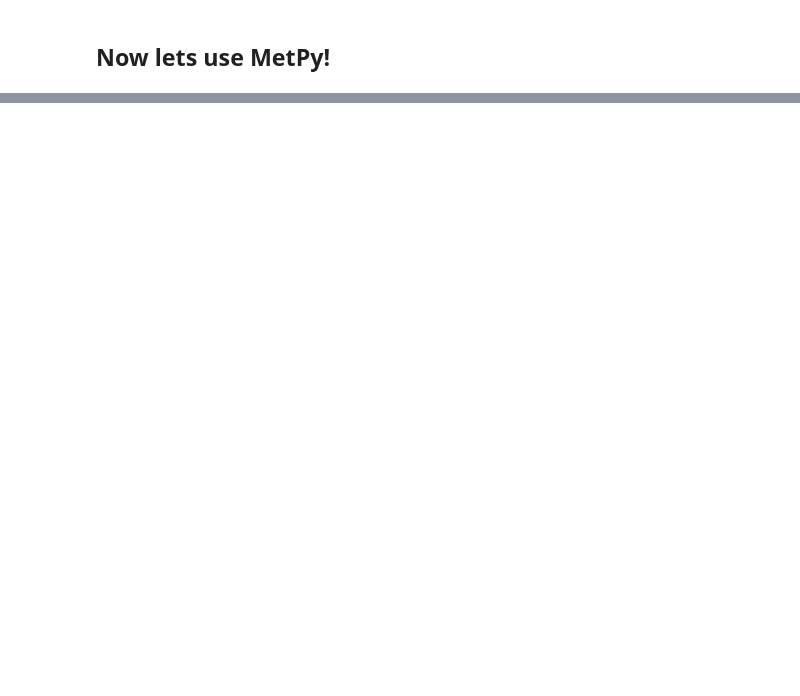
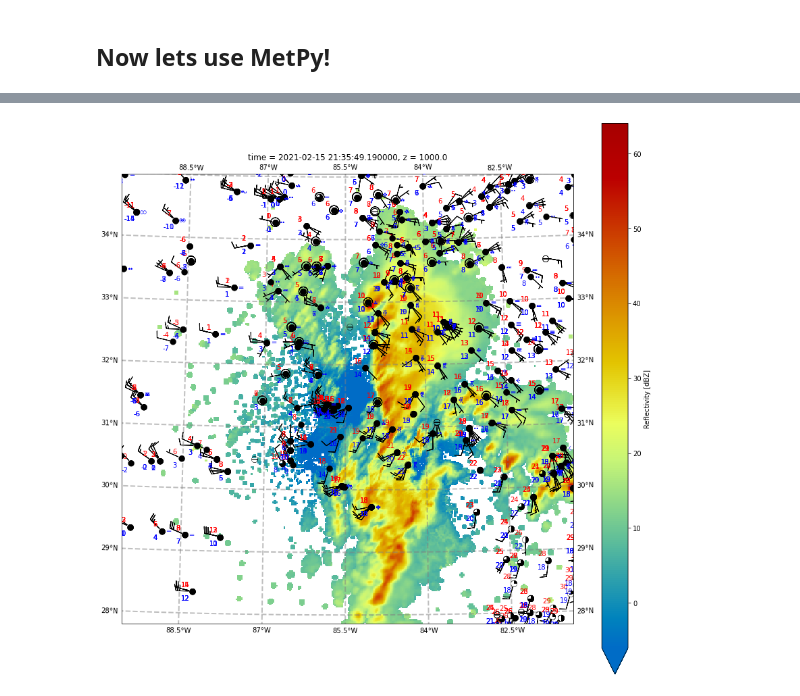
Before and after one commit to ARM-Development/PyART-Training, a Jupyter notebook: 2-Cloud_Examples/1-NEXRAD_on_Amazon.ipynb, the cells around one changed output, grey strips where cells are left out. Saved outputs shown, nothing was run; the diff lists cells and outputs as text; code cells hidden in the pictures; blank space fills up the shorter version.

```diff
--- a/2-Cloud_Examples/1-NEXRAD_on_Amazon.ipynb
+++ b/2-Cloud_Examples/1-NEXRAD_on_Amazon.ipynb
@@ -206,36 +391,35 @@ sfc_data = pandas_dataframe_to_unit_arrays(sfc_data, sfc_units)
 # %%
 sfc_data['wx_code'] = mpplots.wx_code_to_numeric(sfc_data['current_wx1'])
 sfc_data['u'], sfc_data['v'] = mpcalc.wind_components(sfc_data['wind_speed'], sfc_data['wind_direction'])
 
 # Start by creating the matplotlib axes
 fig = plt.figure(figsize=[15, 15])
 ax = plt.axes(projection=proj)
-pc = xgrids.reflectivity.sel(z=1000, ,  method="nearest",
+pc = xgrids.reflectivity.sel(z=1000, method="nearest",
                         time=xgrids.time[0]).plot.pcolormesh(cmap=pyart.graph.cm_colorblind.HomeyerRainbow,
                                                              vmin=-6, vmax=64)
 gl = ax.gridlines(draw_labels=True,
                   linewidth=2, color='gray', alpha=0.5, linestyle='--')
 # Create the station plot object, stn,
 # from the StationPlot class, using the
 # PlateCarree projection
 stn = mpplots.StationPlot(ax, sfc_data['longitude'].m, sfc_data['latitude'].m, transform=ccrs.PlateCarree(),
                          clip_on=True)
 
 # Populate the temperature and dewpoint
 stn.plot_parameter('NW', sfc_data['air_temperature'], color='red')
 stn.plot_parameter('SW', sfc_data['dew_point_temperature'], color='blue')
 
 # Populate the center circle cloud coverage and weather code
 stn.plot_symbol('C', sfc_data['cloud_coverage'], mpplots.sky_cover)
 stn.plot_symbol('E', sfc_data['wx_code'], mpplots.current_weather, color='blue')
 
 # Populate the wind bard
 stn.plot_barb(sfc_data['u'], sfc_data['v'])
 
 
-ax.coastlines()
-ax.add_feature(cfeature.LAKES, zorder=0)
-
-gl = ax.gridlines(draw_labels=True,
-                  linewidth=2, color='gray', alpha=0.5, linestyle='--')
+ax1.add_feature(cfeature.COASTLINE)
+ax1.add_feature(cfeature.LAKES, zorder=0)
 ax.set_extent(box)
+# %% [output]
+[figure, added]
```
Also changed, not shown: parts of 36 cells of this notebook, 3 other files.
